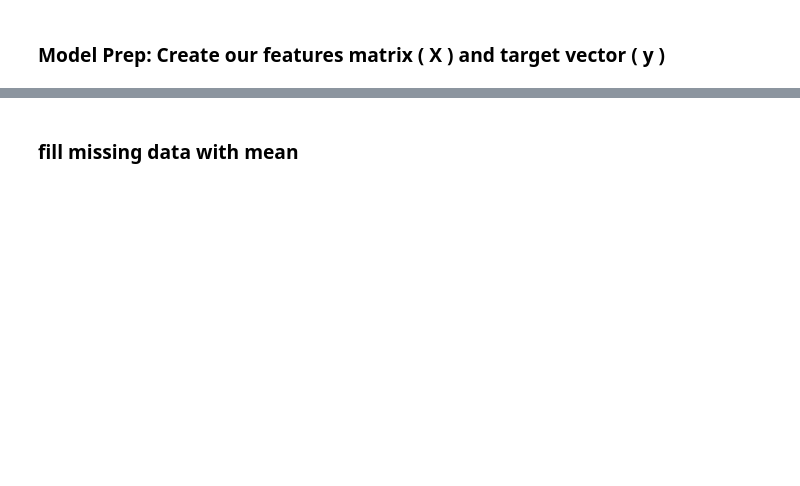
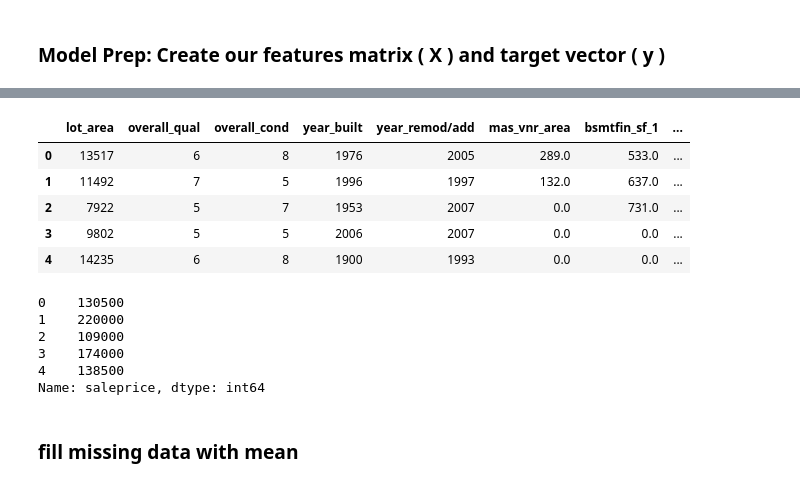
Before and after one commit to oliverfyh/Project-Ames-Housing-Data-and-Kaggle-Challenge, a Jupyter notebook: code/starter-code.ipynb, the cells around one changed output, grey strips where cells are left out. Saved outputs shown, nothing was run; the diff lists cells and outputs as text; code cells hidden in the pictures; blank space fills up the shorter version.

```diff
--- a/code/starter-code.ipynb
+++ b/code/starter-code.ipynb
@@ -816,0 +535,2 @@ sns.boxplot(df['garage_area']);
+# %%
+df = pd.get_dummies(df, columns=features_catagorical)
@@ -823,3 +583,23 @@ y = df['saleprice']
+# %%
+X = df[features_final]
+X.head()
+# %% [output]
+|  | lot_area | overall_qual | overall_cond | year_built | year_remod/add | mas_vnr_area | bsmtfin_sf_1 | ... |
+| 0 | 13517 | 6 | 8 | 1976 | 2005 | 289.0 | 533.0 | ... |
+| 1 | 11492 | 7 | 5 | 1996 | 1997 | 132.0 | 637.0 | ... |
+| 2 | 7922 | 5 | 7 | 1953 | 2007 | 0.0 | 731.0 | ... |
+| 3 | 9802 | 5 | 5 | 2006 | 2007 | 0.0 | 0.0 | ... |
+| 4 | 14235 | 6 | 8 | 1900 | 1993 | 0.0 | 0.0 | ... |
+# %%
+y = df['saleprice']
+y.head()
+# %% [output]
+0    130500
+1    220000
+2    109000
+3    174000
+4    138500
+Name: saleprice, dtype: int64
 # %% [markdown]
 ### fill missing data with mean
 # %%
```
Also changed, not shown: parts of 67 cells of this notebook.
